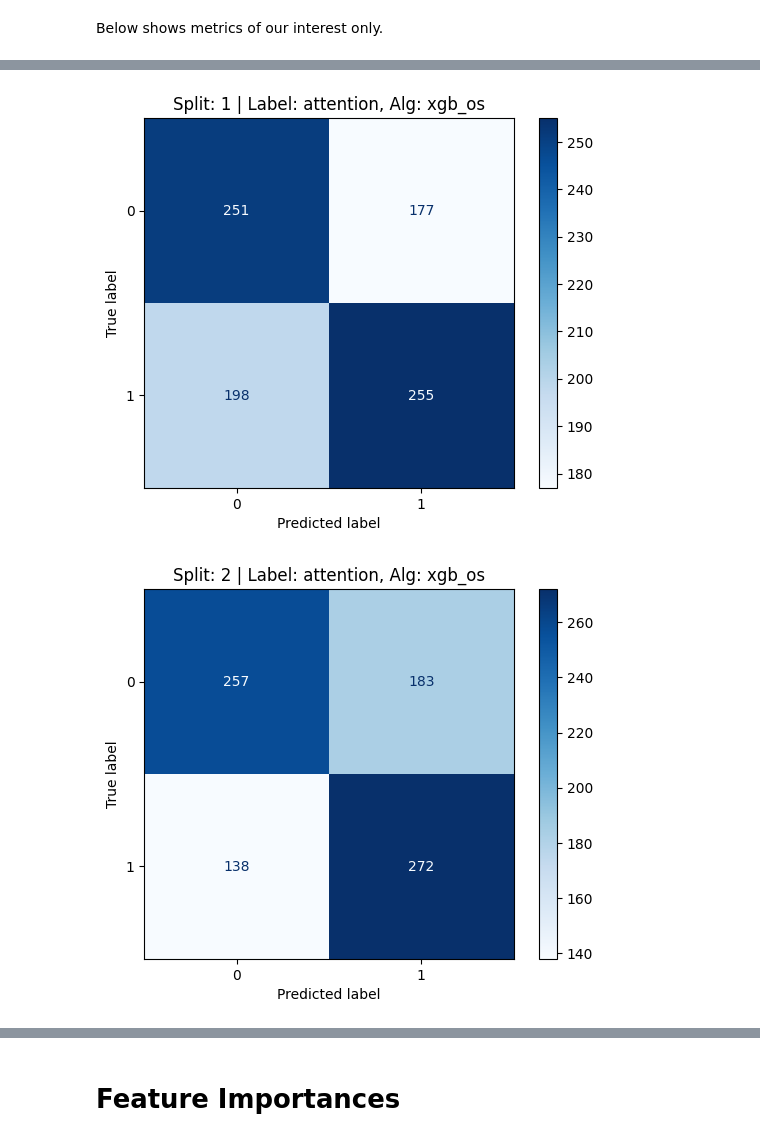
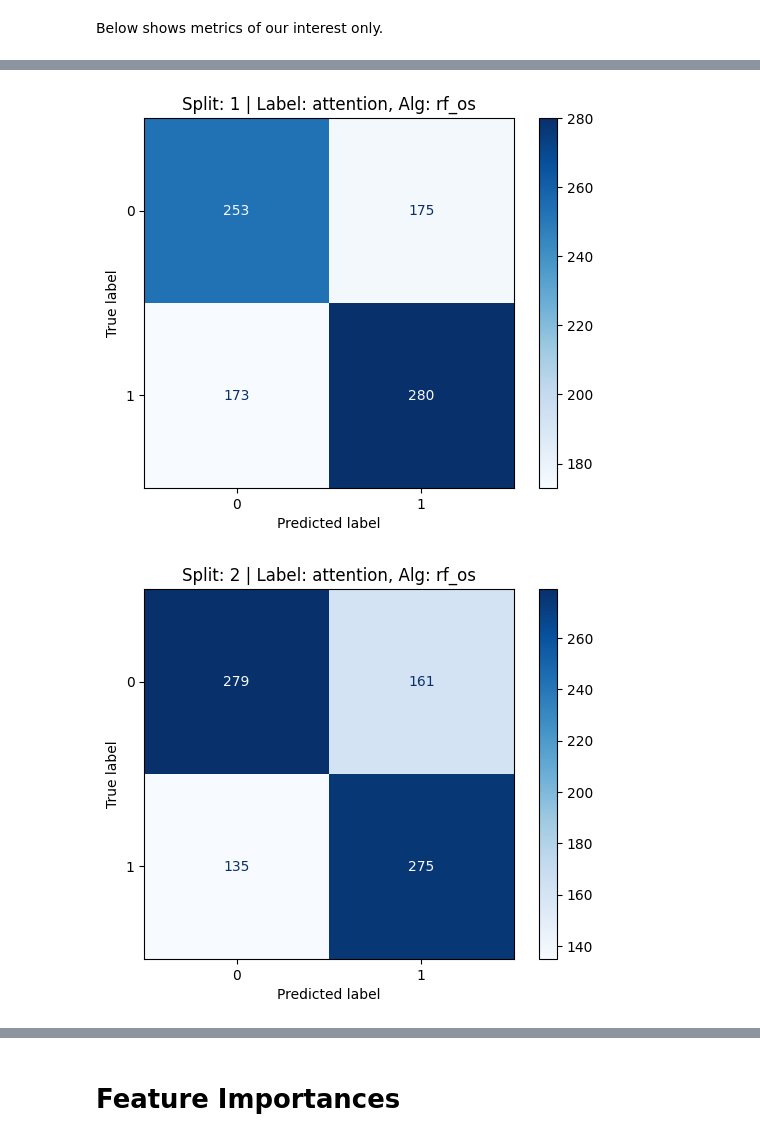
Before and after one commit to moovingsloth/wearable-attention-fatigue, a Jupyter notebook: K-fold.ipynb, the cells around one changed output, grey strips where cells are left out. Saved outputs shown, nothing was run; the diff lists cells and outputs as text; code cells hidden in the pictures.

```diff
--- a/K-fold.ipynb
+++ b/K-fold.ipynb
@@ -480,2 +475,29 @@ for c in [c for c in LABELS_PROC.columns if c.endswith('_bin')]:
 # %% [output]
 - attention_bin: {'n': 2619, 'cardinality': 2, 'value_count': '0:1312, 1:1307'}
+# %%
+import pandas as pd
+
+inst = LABELS_PROC.groupby('pcode').count().iloc[:, -1]
+
+for c in [col for col in LABELS_PROC.columns if col.endswith('_bin')]:
+    counts = LABELS_PROC.groupby('pcode')[c].value_counts().unstack(fill_value=0)
+    ratios = counts.div(counts.sum(axis=1), axis=0)
+    stats = pd.DataFrame({
+        'n_total': counts.sum(axis=1),
+        'n_class_0': counts.get(0, 0),
+        'n_class_1': counts.get(1, 0),
+        'ratio_0': ratios.get(0, 0),
+        'ratio_1': ratios.get(1, 0),
+        'imbalance_ratio': counts.max(axis=1) / counts.sum(axis=1)
+    })
+    print("클래스별 평균 및 표준편차:")
+    for col in ['ratio_0', 'ratio_1', 'imbalance_ratio']:
+        mean = stats[col].mean()
+        std = stats[col].std()
+        print(f"  - {col}: 평균 = {mean:.3f}, 표준편차 = {std:.3f}")
+
+# imbalance_ratio: 각 참가자의 샘플의 다수 클래스 비율
+# 값이 0.5에 가까우면 균형된 데이터
+# 문제: 전체 데이터에서는 균형, 개별 참가자 단위로는 불균형 -> LOGO시 문제 발생 가능성.
+# 해결: class_weight='balanced', oversampling, 불균형 참가자 제거, Leave-Multiple-Groups-Out
+# 평가지표? F1, ROC-AUC가 불균형에 민감한지?
@@ -1188,10 +1293,11 @@ def _train(
                 r['# Sel. Feat.'] = f'{len(C_sel)} (# Cat. = {len(C_cat)}; # Num. = {len(C_num)})'
 
     if oversample:
-        with _log(f'[{name}] Oversampling') as r:
+        with _log('Oversampling'):
             if len(C_cat):
-                M = np.isin(X_train.columns, C_cat)
-                sampler = SMOTENC(categorical_features=M, random_state=random_state)
+                cat_mask = np.isin(X_train.columns, C_cat)
+                cat_indices = np.where(cat_mask)[0]  # <- 인덱스 리스트로 변환
+                sampler = SMOTENC(categorical_features=cat_indices.tolist(), random_state=random_state)
             else:
                 sampler = SMOTE(random_state=random_state)
             X_train, y_train = sampler.fit_resample(X_train, y_train)
@@ -1472,7 +1578,7 @@ with on_ray(num_cpus=12):
             categories=cats,
             normalize=True,
             split='stratifiedgroupkfold',
-            split_params={'n_splits': 3}, # logo시 삭제
+            split_params={'n_splits': 5}, # logo시 삭제
             random_state=RANDOM_STATE,
             **s
         )
@@ -1846,27 +2130,27 @@ for idx in mean_cm_df.index:
 # %%
 from sklearn.metrics import confusion_matrix, ConfusionMatrixDisplay
 import matplotlib.pyplot as plt
 
 def plot_confusion_per_split(results_eval, label_filter=None, alg_filter=None):
     df = results_eval.copy()
 
     # 필터링
     if label_filter:
         df = df[df['label'] == label_filter]
     if alg_filter:
         df = df[df['alg'] == alg_filter]
 
     # split 단위로 출력
     for row in df.itertuples():
         cm = np.array([
             [getattr(row, 'test_true_0_pred_0'), getattr(row, 'test_true_0_pred_1')],
             [getattr(row, 'test_true_1_pred_0'), getattr(row, 'test_true_1_pred_1')]
         ])
         disp = ConfusionMatrixDisplay(confusion_matrix=cm, display_labels=[0, 1])
         disp.plot(cmap='Blues', values_format='d')
         plt.title(f"Split: {row.split} | Label: {row.label}, Alg: {row.alg}")
         plt.show()
-plot_confusion_per_split(RESULTS_EVAL, label_filter='attention', alg_filter='xgb_os')
+plot_confusion_per_split(RESULTS_EVAL, label_filter='attention', alg_filter='rf_os')
 # %% [output]
-[figure, old version]
+[figure, new version]
-[figure, old version]
+[figure, new version]
```
Also changed, not shown: parts of 20 cells of this notebook, 1 other file.
